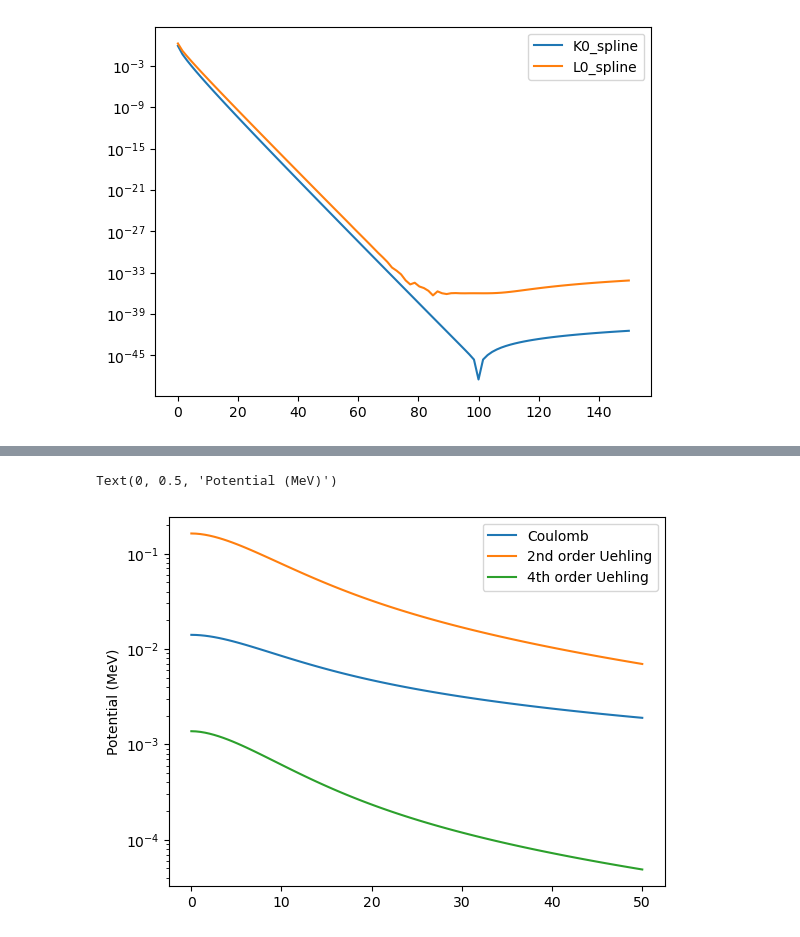
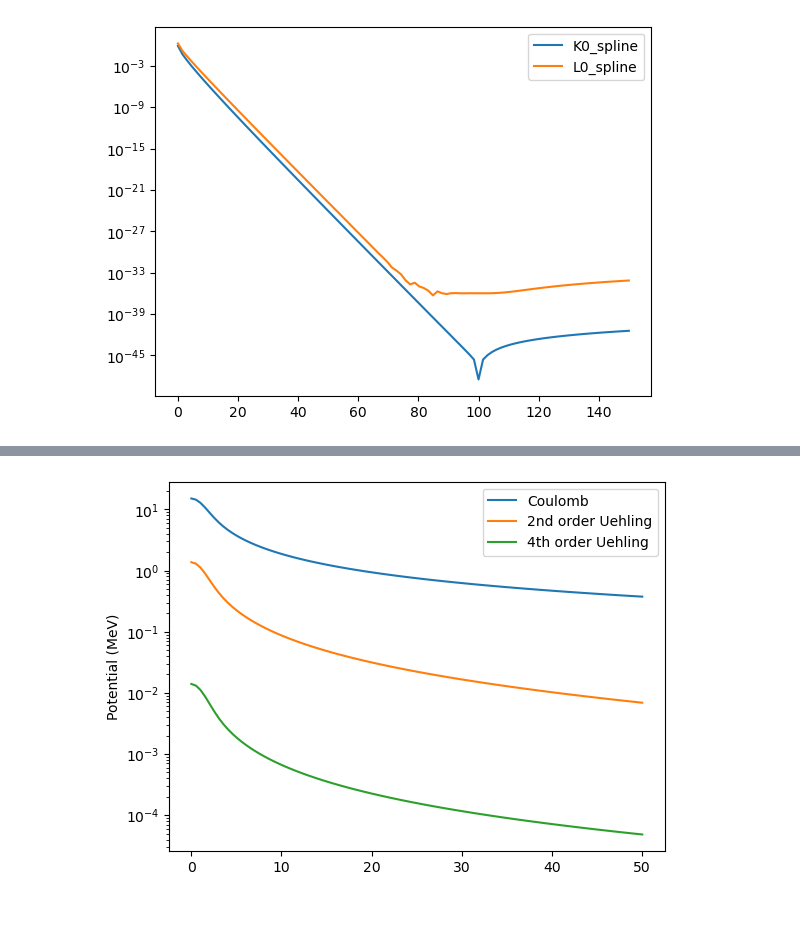
Before and after one commit to akotarel/phasr, a Jupyter notebook: docs/examples/QED_corrections.ipynb, the cells around one changed output, grey strips where cells are left out. Drawn from its saved outputs; the diff is of its cells as text; code cells hidden in the pictures.

Commit message:
Completed calculation of Uehling and vertex+self-energy potentials

```diff
--- a/docs/examples/QED_corrections.ipynb
+++ b/docs/examples/QED_corrections.ipynb
@@ -142,7 +142,7 @@ np.savetxt('./tmp/function_splines/L0_func.txt', data, fmt='%.18e', delimiter='
 # %%
 # Example charge distribution
 import phasr as phr
-nucleus=phr.nucleus('Fermi', 13, 27,c=1.,z=3.,w=0.0)
+nucleus = phr.nucleus('gauss',Z=13,A=27,b=1.4)
 r=np.linspace(0.01,50,100)
 plt.plot(r, nucleus.charge_density(r))
 plt.title('Sample charge density')
@@ -185,18 +185,18 @@ def potential_V4_integral(r_prime,r):
 
 cutoff=10*le
 subintervals=np.logspace(-1,np.log10(cutoff),500)
-def V2_potential(r):
+def V2_Uehling(r):
     return -2./3.*Z*alpha*le*e2/r*quad(lambda r_prime: potential_V2_integral(r_prime,r), 0, cutoff, points=subintervals, limit=2*subintervals.size)[0]
-V2_potential = np.vectorize(V2_potential)
+V2_Uehling = np.vectorize(V2_Uehling)
 
-def V4_potential(r):
+def V4_Uehling(r):
     return -Z*alpha**2*le*e2/(np.pi*r)*quad(lambda r_prime: potential_V4_integral(r_prime,r), 0, cutoff, points=subintervals, limit=2*subintervals.size)[0]
-V4_potential = np.vectorize(V4_potential)
+V4_Uehling = np.vectorize(V4_Uehling)
 
 r=np.linspace(0.01,50.,100)
-V0_vals=nucleus.electric_potential_ana(r)
-#V2_vals=V2_potential(r)
-#V4_vals=V4_potential(r)
+V0_vals=nucleus.electric_potential(r)*phr.constants.hc
+V2_vals=V2_Uehling(r)
+V4_vals=V4_Uehling(r)
 plt.plot(r, np.abs(V0_vals), label='Coulomb')
 plt.plot(r, np.abs(V2_vals), label='2nd order Uehling')
 plt.plot(r, np.abs(V4_vals), label='4th order Uehling')
@@ -208,2 +208 @@ warning: analytical potential not precise enough
-Text(0, 0.5, 'Potential (MeV)')
-[figure, old version]
+[figure, new version]
```
Also changed, not shown: parts of 5 cells of this notebook.
